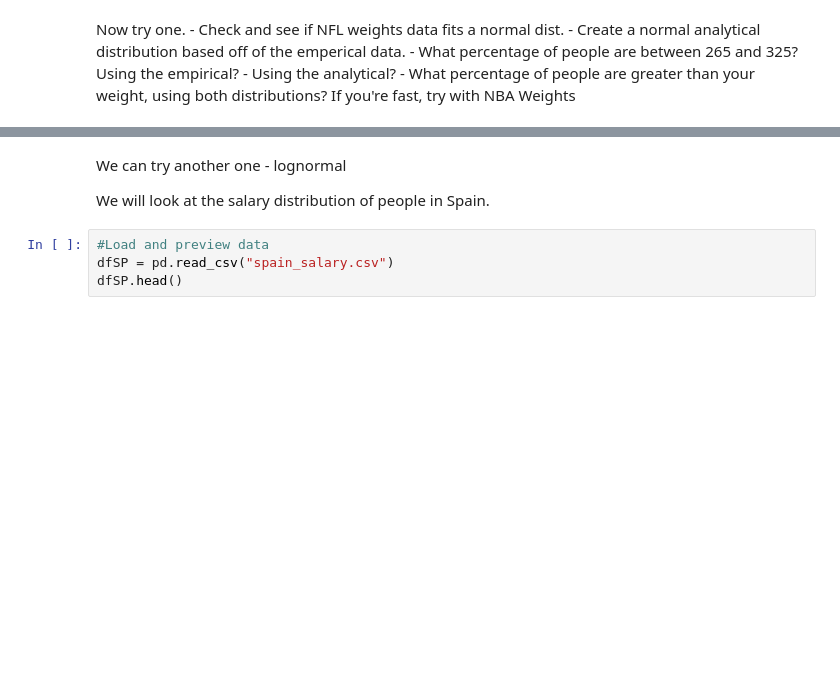
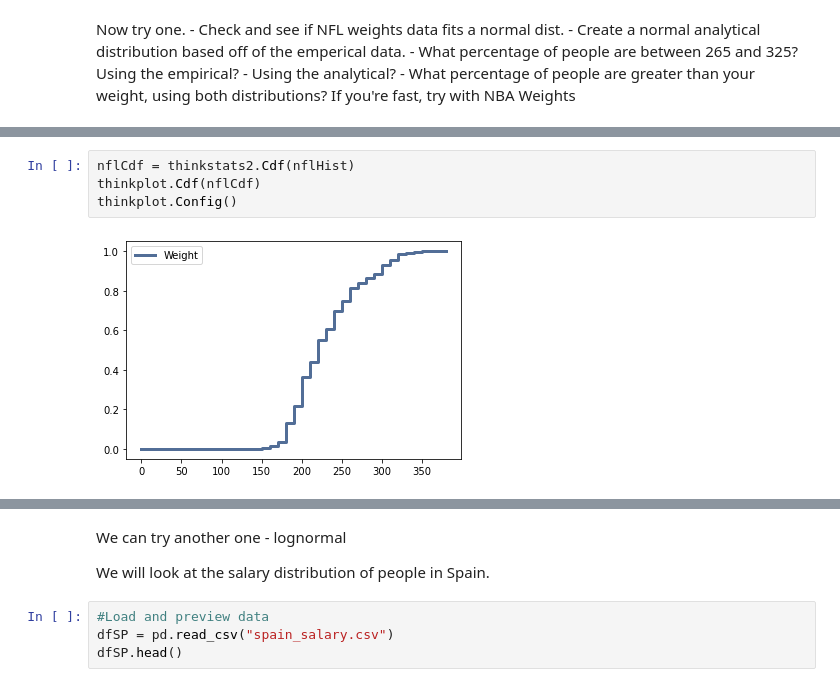
Before and after one commit to ymastan/BasicClassExamples, a Jupyter notebook: 007_Analytical_Dist.ipynb, the cells around one changed output, grey strips where cells are left out. Saved outputs shown, nothing was run; the diff lists cells and outputs as text; blank space fills up the shorter version.

```diff
--- a/007_Analytical_Dist.ipynb
+++ b/007_Analytical_Dist.ipynb
@@ -89,0 +155,6 @@ If you're fast, try with NBA Weights
+# %%
+nflCdf = thinkstats2.Cdf(nflHist)
+thinkplot.Cdf(nflCdf)
+thinkplot.Config()
+# %% [output]
+[figure, added]
```
Also changed, not shown: parts of 39 cells of this notebook, 1 other file.
